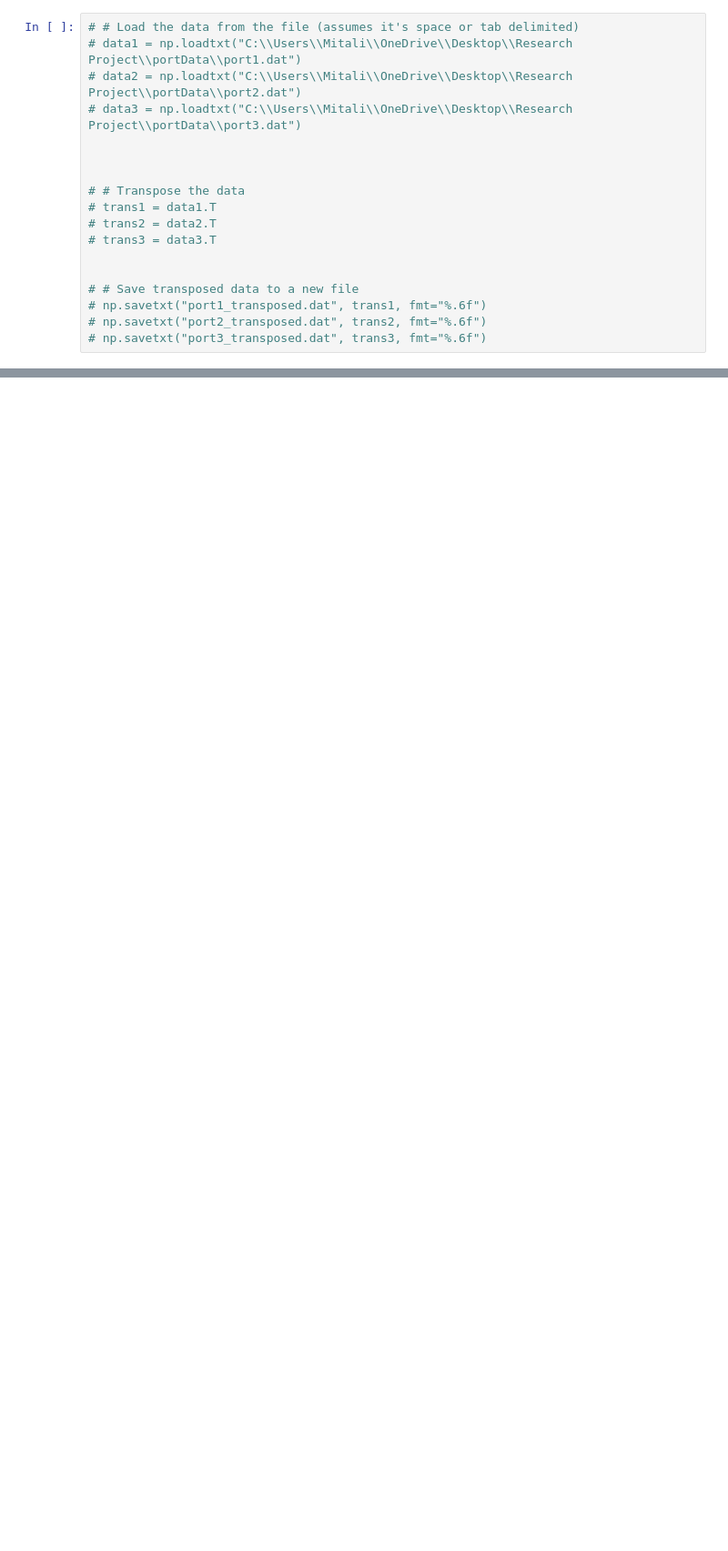
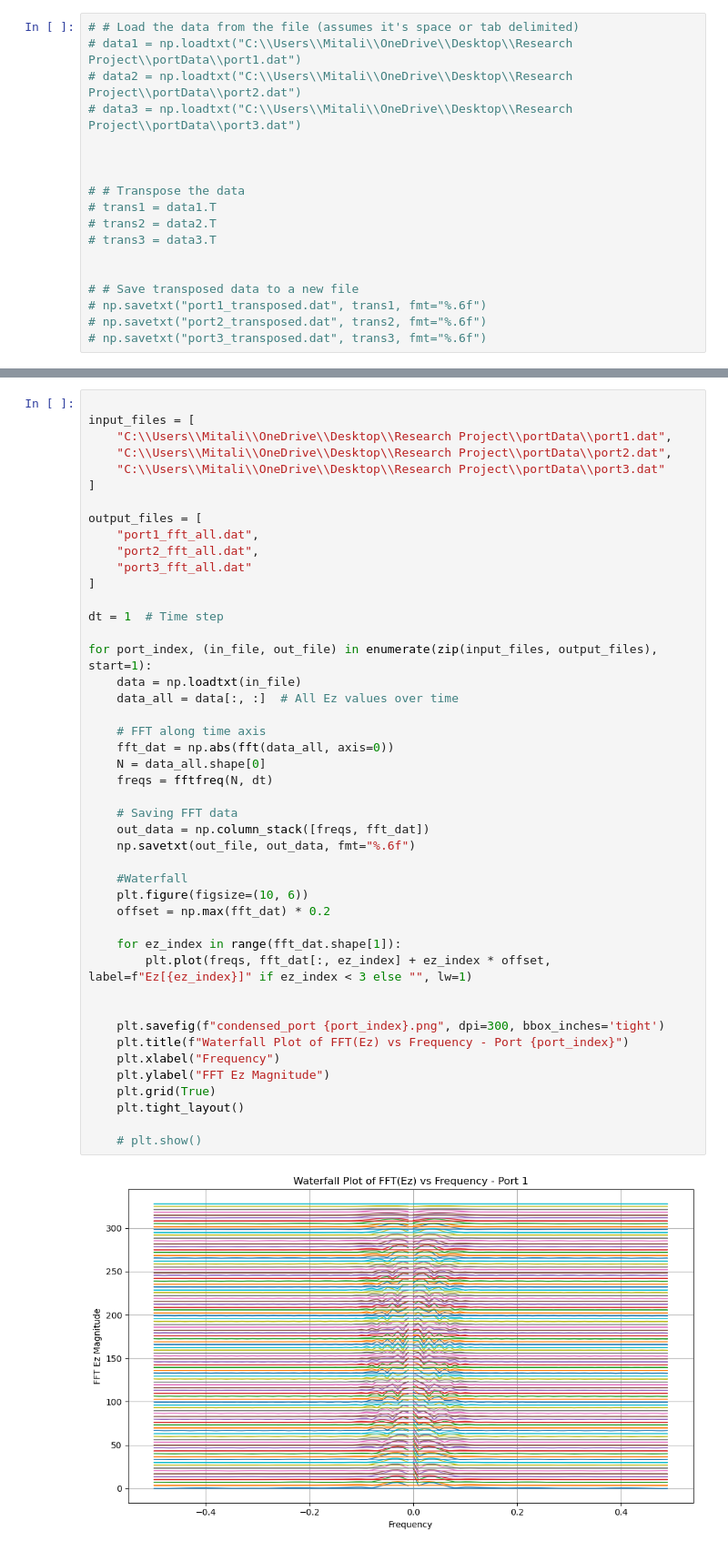
Before and after one commit to Mitalikapoor15/Project, a Jupyter notebook: Research Project/waterfallPlots/wf.ipynb, the cells around one changed output, grey strips where cells are left out. Shown at 91% size. Drawn from its saved outputs; the diff is of its cells as text; blank space fills up the shorter version.

```diff
--- a/Research Project/waterfallPlots/wf.ipynb
+++ b/Research Project/waterfallPlots/wf.ipynb
@@ -123,0 +205,47 @@ plt.show()
+# %%
+
+input_files = [
+    "C:\\Users\\Mitali\\OneDrive\\Desktop\\Research Project\\portData\\port1.dat",
+    "C:\\Users\\Mitali\\OneDrive\\Desktop\\Research Project\\portData\\port2.dat",
+    "C:\\Users\\Mitali\\OneDrive\\Desktop\\Research Project\\portData\\port3.dat"
+]
+
+output_files = [
+    "port1_fft_all.dat",
+    "port2_fft_all.dat",
+    "port3_fft_all.dat"
+]
+
+dt = 1  # Time step
+
+for port_index, (in_file, out_file) in enumerate(zip(input_files, output_files), start=1):
+    data = np.loadtxt(in_file)
+    data_all = data[:, :]  # All Ez values over time
+
+    # FFT along time axis
+    fft_dat = np.abs(fft(data_all, axis=0))
+    N = data_all.shape[0]
+    freqs = fftfreq(N, dt)
+
+    # Saving FFT data
+    out_data = np.column_stack([freqs, fft_dat])
+    np.savetxt(out_file, out_data, fmt="%.6f")
+
+    #Waterfall
+    plt.figure(figsize=(10, 6))
+    offset = np.max(fft_dat) * 0.2
+
+    for ez_index in range(fft_dat.shape[1]):
+        plt.plot(freqs, fft_dat[:, ez_index] + ez_index * offset, label=f"Ez[{ez_index}]" if ez_index < 3 else "", lw=1)
+
+
+    plt.savefig(f"condensed_port {port_index}.png", dpi=300, bbox_inches='tight')
+    plt.title(f"Waterfall Plot of FFT(Ez) vs Frequency - Port {port_index}")
+    plt.xlabel("Frequency")
+    plt.ylabel("FFT Ez Magnitude")
+    plt.grid(True)
+    plt.tight_layout()
+
+    # plt.show()
+# %% [output]
+[figure, added]
```
Also changed, not shown: parts of 10 cells of this notebook, 18 other files.
